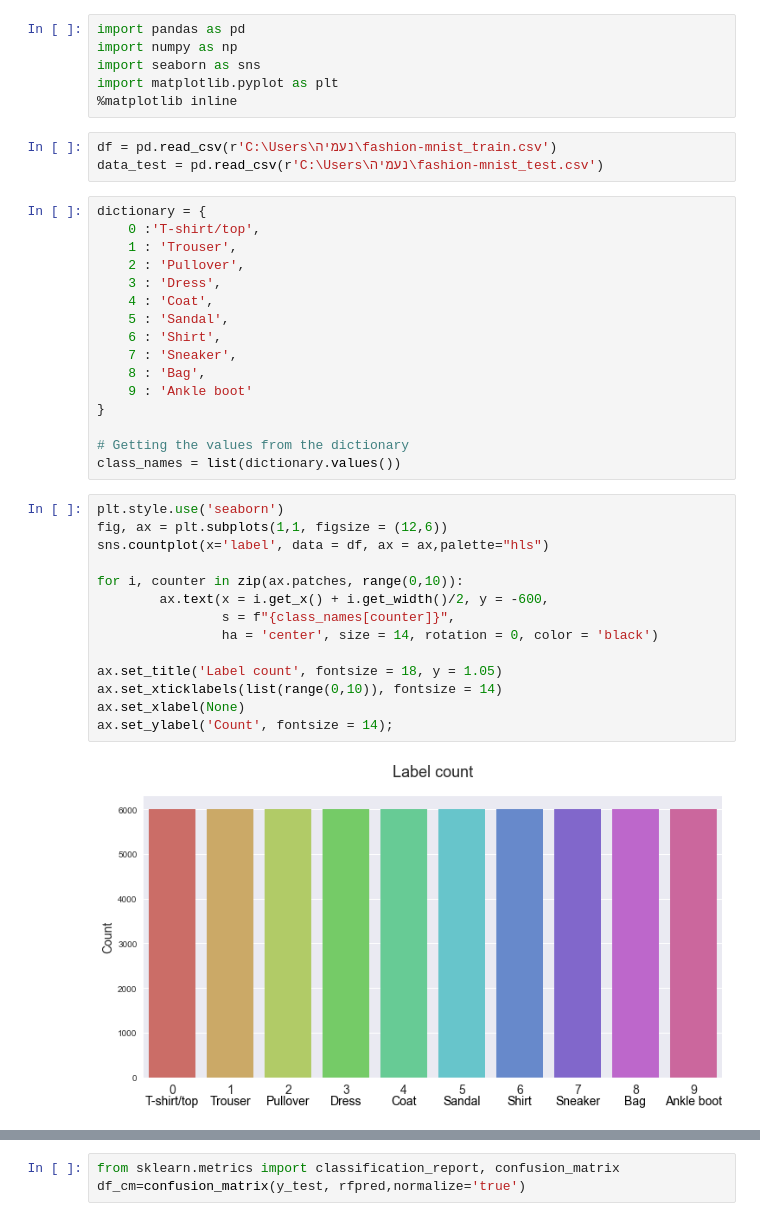
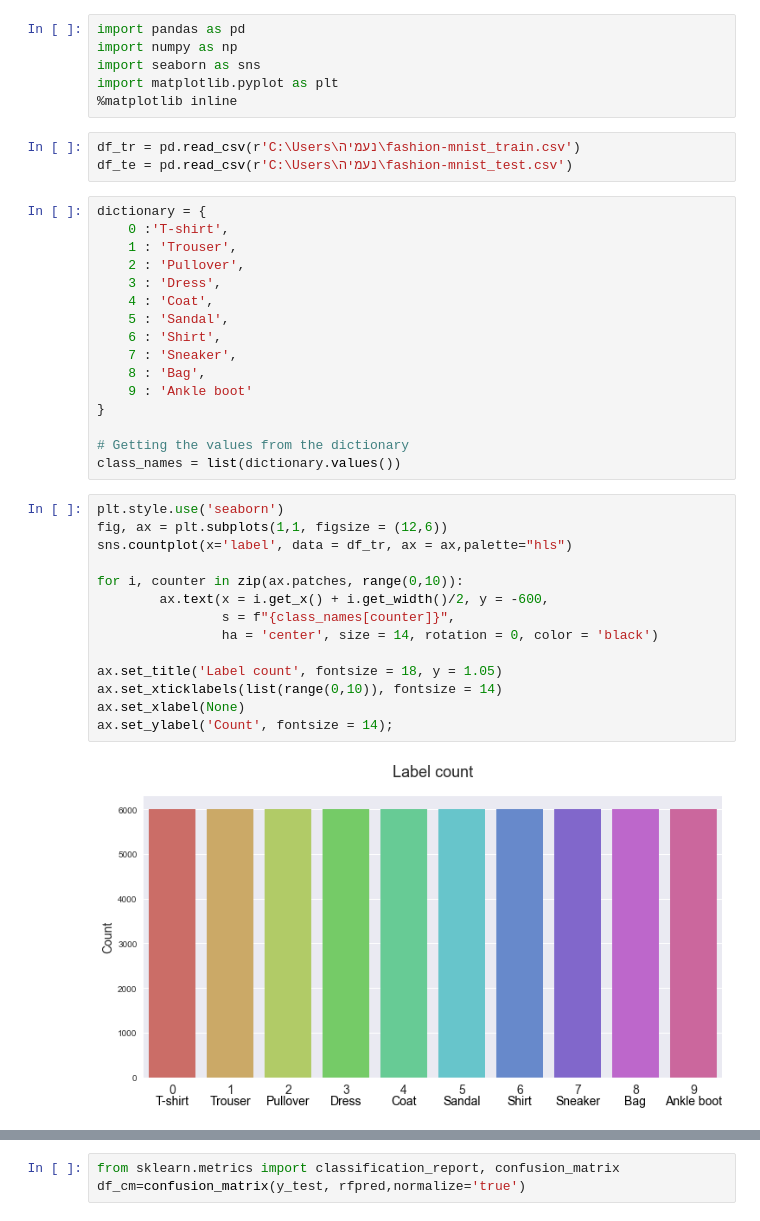
Before and after one commit to noamya-sh/Final-project-SemesterB, a Jupyter notebook: Fashion-Mnist.ipynb, the cells around one changed output, grey strips where cells are left out. Drawn from its saved outputs; the diff is of its cells as text.

```diff
--- a/Fashion-Mnist.ipynb
+++ b/Fashion-Mnist.ipynb
@@ -5,11 +5,11 @@ import seaborn as sns
 import matplotlib.pyplot as plt
 %matplotlib inline
 # %%
-df = pd.read_csv(r'C:\Users\נעמיה\fashion-mnist_train.csv')
-data_test = pd.read_csv(r'C:\Users\נעמיה\fashion-mnist_test.csv')
+df_tr = pd.read_csv(r'C:\Users\נעמיה\fashion-mnist_train.csv')
+df_te = pd.read_csv(r'C:\Users\נעמיה\fashion-mnist_test.csv')
 # %%
 dictionary = {
-    0 :'T-shirt/top',
+    0 :'T-shirt',
     1 : 'Trouser',
     2 : 'Pullover',
     3 : 'Dress',
@@ -26,19 +26,19 @@ class_names = list(dictionary.values())
 # %%
 plt.style.use('seaborn')
 fig, ax = plt.subplots(1,1, figsize = (12,6))
-sns.countplot(x='label', data = df, ax = ax,palette="hls")
+sns.countplot(x='label', data = df_tr, ax = ax,palette="hls")
 
 for i, counter in zip(ax.patches, range(0,10)):
         ax.text(x = i.get_x() + i.get_width()/2, y = -600,
                 s = f"{class_names[counter]}",
                 ha = 'center', size = 14, rotation = 0, color = 'black')
 
 ax.set_title('Label count', fontsize = 18, y = 1.05)
 ax.set_xticklabels(list(range(0,10)), fontsize = 14)
 ax.set_xlabel(None)
 ax.set_ylabel('Count', fontsize = 14);
 # %% [output]
-[figure, old version]
+[figure, new version]
 # %%
 plt.style.use('seaborn-white')
 fig, ax = plt.subplots(3,10, figsize = (20,8), constrained_layout = True)
```
Also changed, not shown: parts of 25 cells of this notebook.
